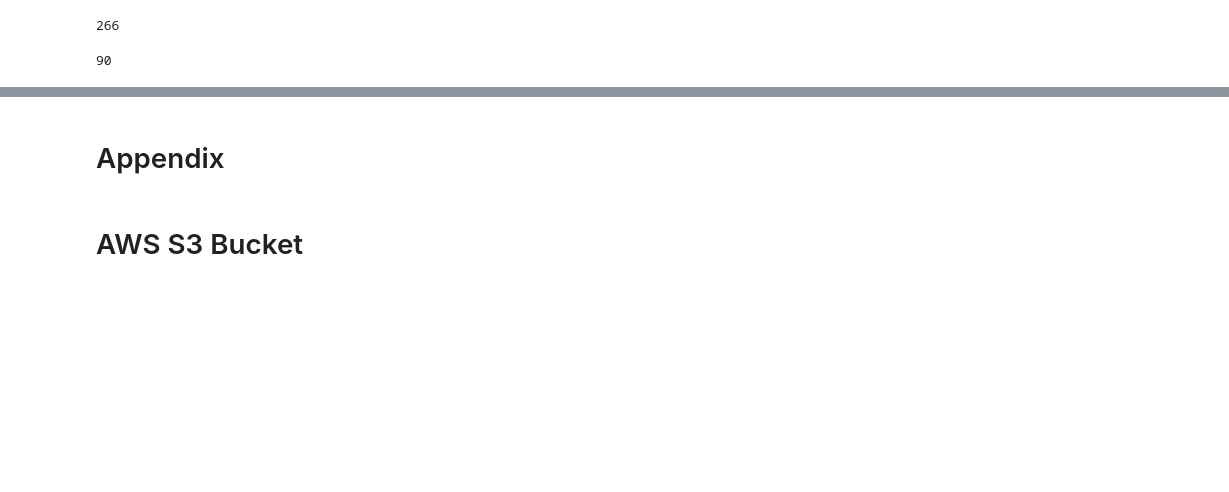
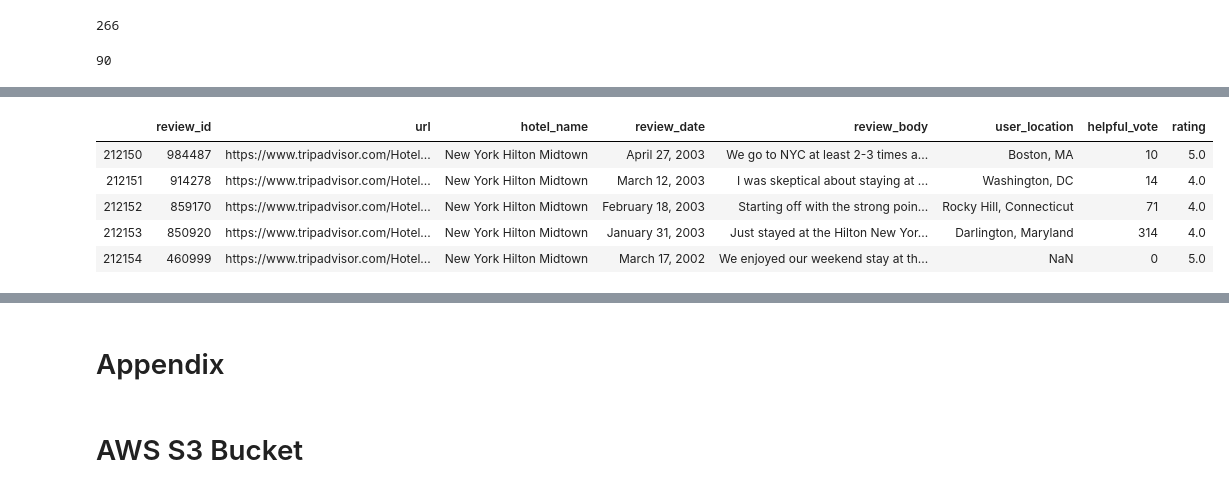
Before and after one commit to chelseanbr/between-the-lines, a Jupyter notebook: notebooks/web_scraping_tripadvisor_aws.ipynb, the cells around one changed output, grey strips where cells are left out. Cells and saved outputs as stored; diff of their text form; code cells hidden in the pictures; blank space fills up the shorter version.

```diff
--- a/notebooks/web_scraping_tripadvisor_aws.ipynb
+++ b/notebooks/web_scraping_tripadvisor_aws.ipynb
@@ -396,0 +418,9 @@ plt.rc('figure', titlesize=BIGGEST_SIZE)  # fontsize of the figure title
+# %%
+df_all_hotels.tail()
+# %% [output]
+|  | review_id | url | hotel_name | review_date | review_body | user_location | helpful_vote | rating |
+| 212150 | 984487 | https://www.tripadvisor.com/Hotel... | New York Hilton Midtown | April 27, 2003 | We go to NYC at least 2-3 times a... | Boston, MA | 10 | 5.0 |
+| 212151 | 914278 | https://www.tripadvisor.com/Hotel... | New York Hilton Midtown | March 12, 2003 | I was skeptical about staying at ... | Washington, DC | 14 | 4.0 |
+| 212152 | 859170 | https://www.tripadvisor.com/Hotel... | New York Hilton Midtown | February 18, 2003 | Starting off with the strong poin... | Rocky Hill, Connecticut | 71 | 4.0 |
+| 212153 | 850920 | https://www.tripadvisor.com/Hotel... | New York Hilton Midtown | January 31, 2003 | Just stayed at the Hilton New Yor... | Darlington, Maryland | 314 | 4.0 |
+| 212154 | 460999 | https://www.tripadvisor.com/Hotel... | New York Hilton Midtown | March 17, 2002 | We enjoyed our weekend stay at th... | NaN | 0 | 5.0 |
```
Also changed, not shown: parts of 16 cells of this notebook, 6 other files.
